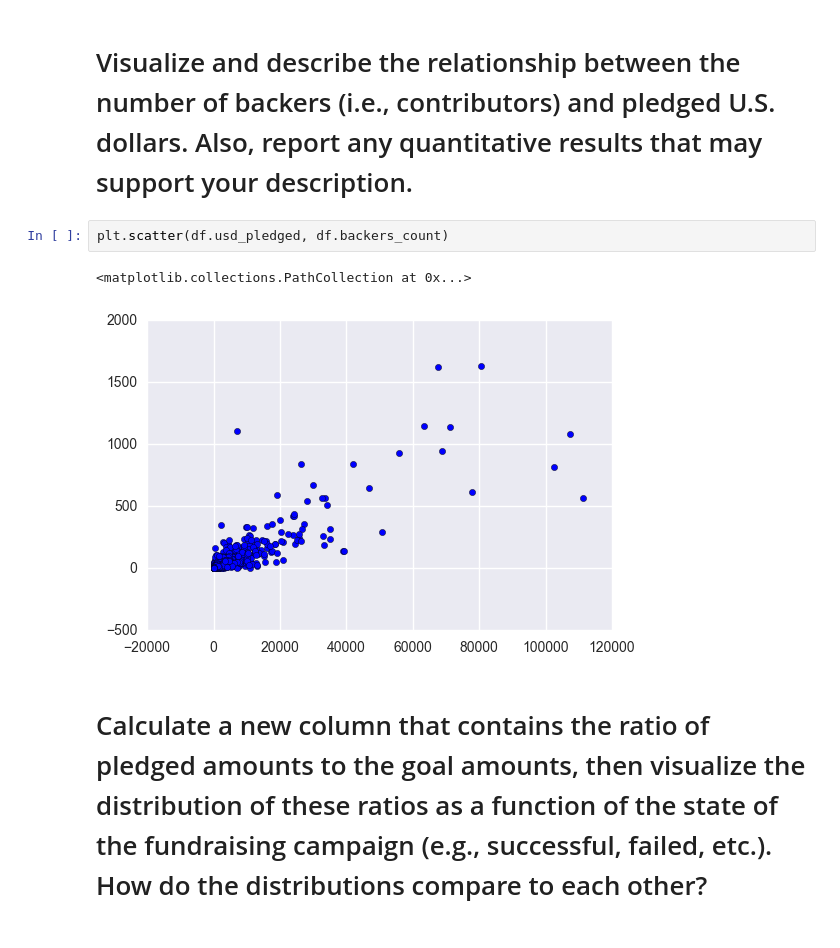
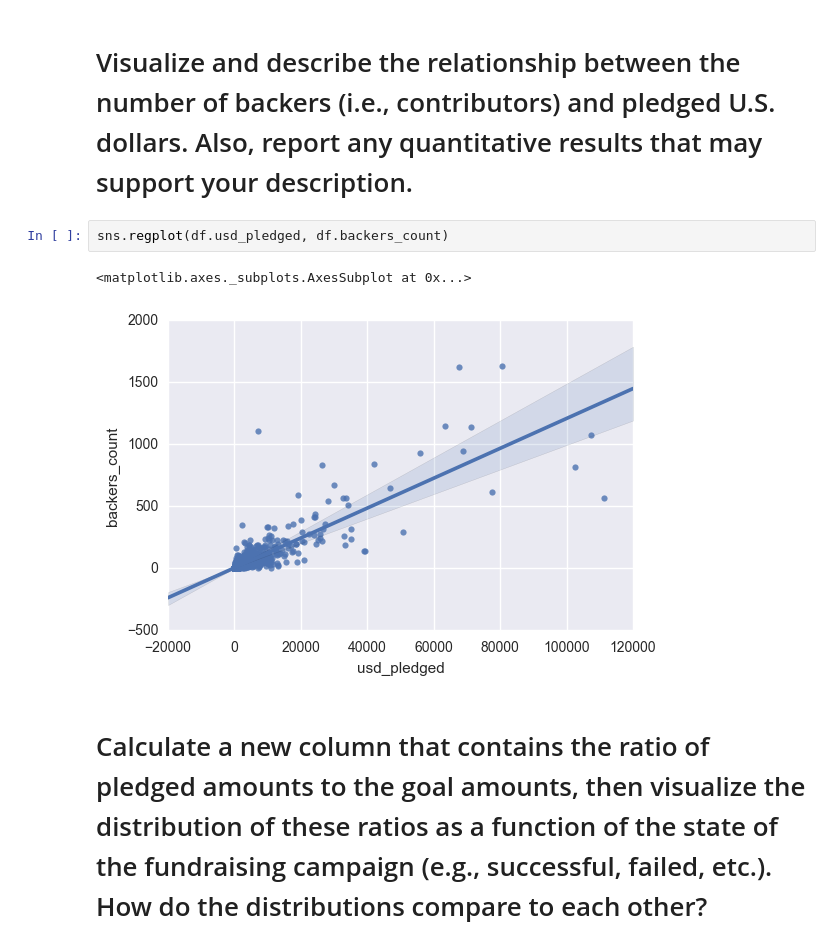
Before and after one commit to HarshitGautam/DataAnalytics, a Jupyter notebook: Kickstarters.ipynb, the cells around one changed output. Saved outputs shown, nothing was run; the diff lists cells and outputs as text.

```diff
--- a/Kickstarters.ipynb
+++ b/Kickstarters.ipynb
@@ -70,10 +58,10 @@ plt.hist(df.usd_pledged)
 # %% [markdown]
 # Visualize and describe the relationship between the number of backers (i.e., contributors) and pledged U.S. dollars. Also, report any quantitative results that may support your description.
 # %%
-plt.scatter(df.usd_pledged, df.backers_count)
+sns.regplot(df.usd_pledged, df.backers_count)
 # %% [output]
-<matplotlib.collections.PathCollection at 0x...>
+<matplotlib.axes._subplots.AxesSubplot at 0x...>
-[figure, old version]
+[figure, new version]
 # %% [markdown]
 # Calculate a new column that contains the ratio of pledged amounts to the goal amounts, then visualize the distribution of these ratios as a function of the state of the fundraising campaign (e.g., successful, failed, etc.). How do the distributions compare to each other?
 # %%
```
Also changed, not shown: parts of 14 cells of this notebook, 39 other files.
